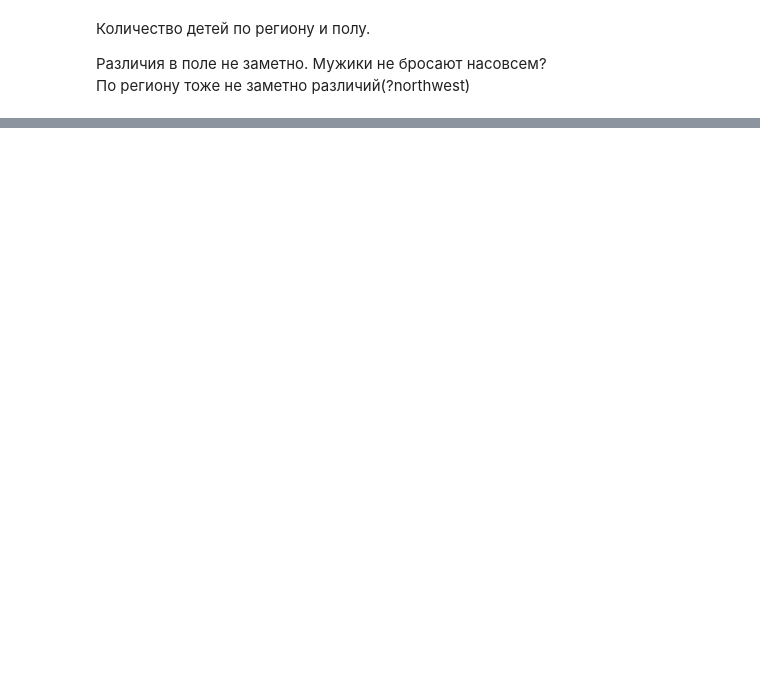
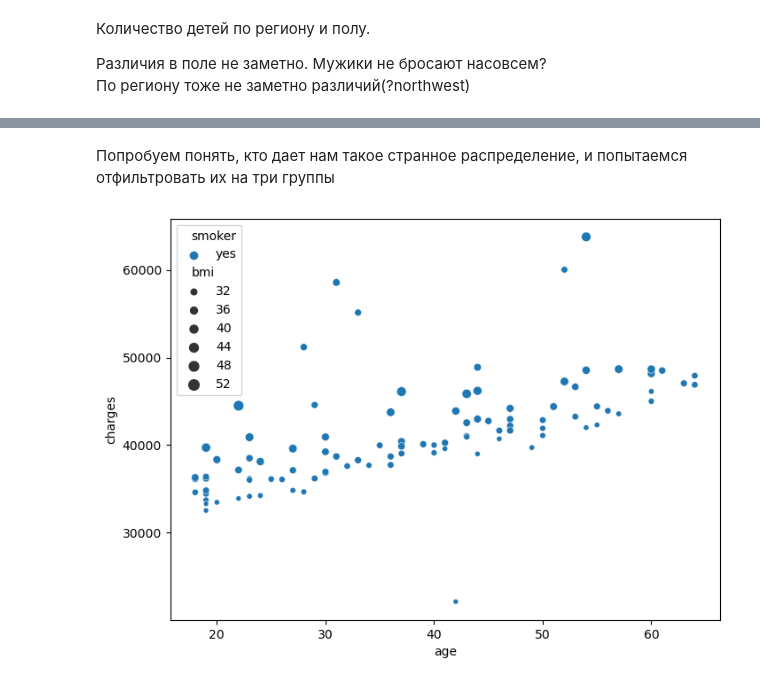
Before and after one commit to crabron/BI_kaggle, a Jupyter notebook: insurance.ipynb, the cells around one changed output, grey strips where cells are left out. Cells and saved outputs as stored; diff of their text form; code cells hidden in the pictures; blank space fills up the shorter version.

```diff
--- a/insurance.ipynb
+++ b/insurance.ipynb
@@ -305,0 +182,7 @@ Notes:
+# %% [markdown]
+Попробуем понять, кто дает нам такое странное распределение, и попытаемся отфильтровать их на три группы
+# %%
+sns.scatterplot(x='age', y='charges', hue='smoker', size='bmi',
+                data=train.query("(smoker == 'yes') & (bmi >= 30)"));
+# %% [output]
+[figure, added]
```
Also changed, not shown: parts of 47 cells of this notebook.
